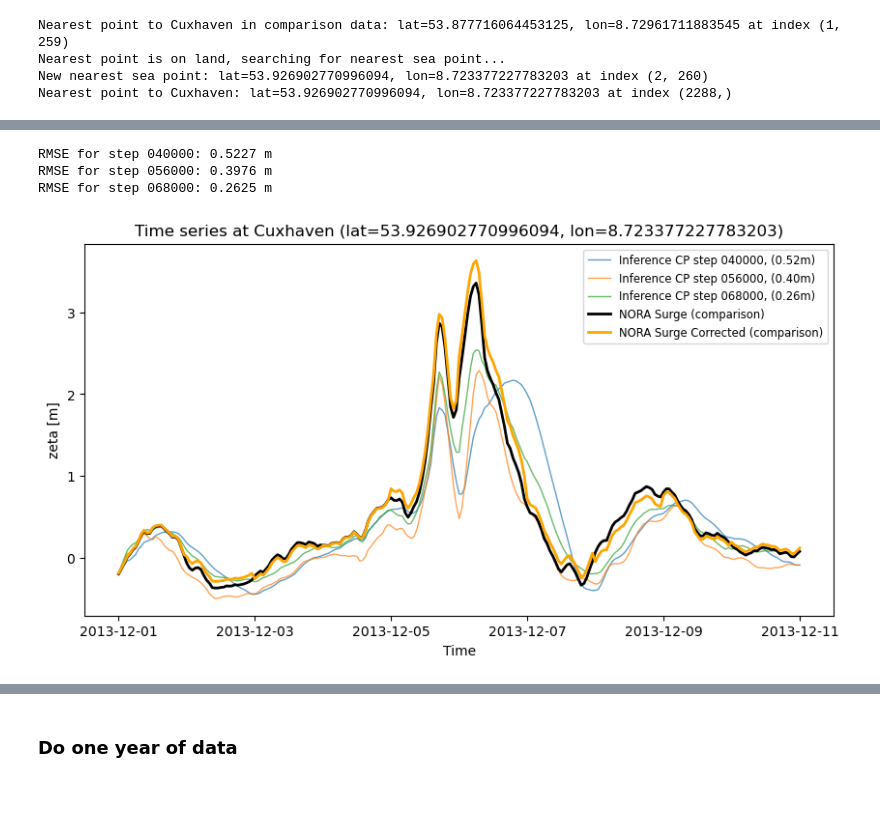
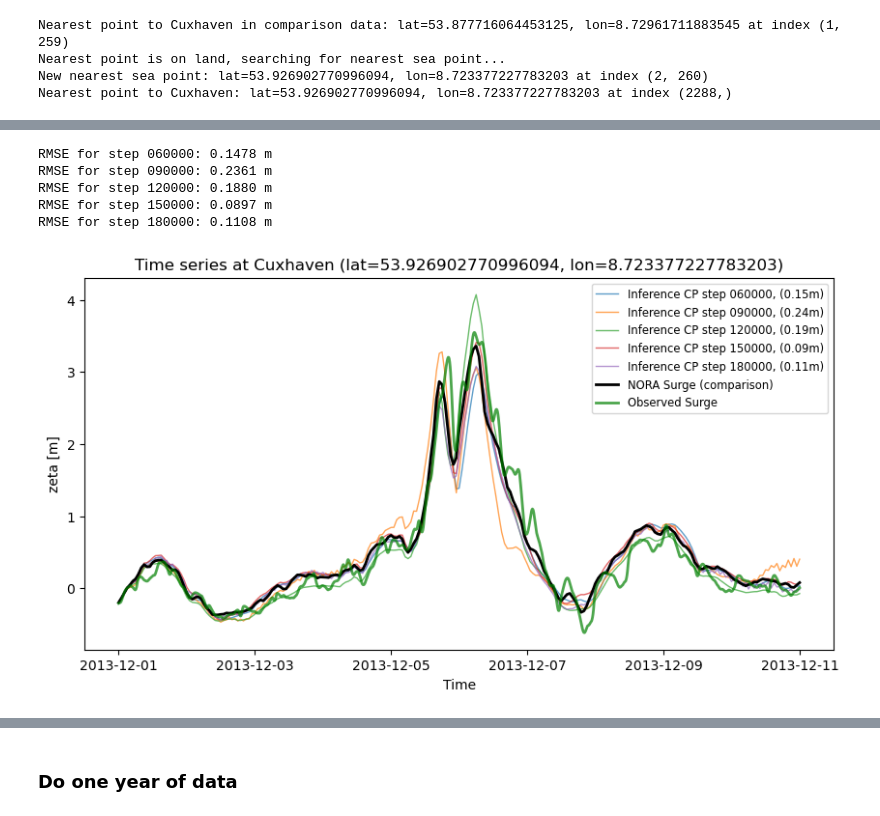
Before and after one commit to nilsmkMET/anemoi-stormsurge, a Jupyter notebook: notebooks/plot_netcdf.ipynb, the cells around one changed output, grey strips where cells are left out. Drawn from its saved outputs; the diff is of its cells as text; code cells hidden in the pictures.

```diff
--- a/notebooks/plot_netcdf.ipynb
+++ b/notebooks/plot_netcdf.ipynb
@@ -135,19 +136,27 @@ GIF files in output directory:
 # %% [markdown]
 TODO: Plot timseries for all runs, start with Cuxhaven
+# %%
+# Read obs:
+idir_obs          = '/lustre/storeB/users/nilsmk/stormrisk'
+ifile_tseries_obs = os.path.join(idir_obs, 'aggregated_water_level_observations_with_pytide_prediction_dataset_extended_nor_stations_with_4_nora-surge_exps.nc')
+nc_timeseries_selected = xr.open_dataset(ifile_tseries_obs)
 # %%
 if read_one_case:
     # Cuxhaven coordinates
     sta_lat = 53.87
     sta_lon = 8.72
     staname = 'Cuxhaven'
+    sta_idx = np.where(nc_timeseries_selected.stationid[:].values == 'DE_Cuxhaven')[0][0]
     # Oscarsborg coordinates 66 NO_OSC 59.678074 10.604861
     # sta_lat = 59.68
     # sta_lon = 10.60
     # staname = 'Oscarsborg'
+    # sta_idx = np.where(nc_timeseries_selected.stationid[:].values == 'NO_OSC')[0][0]
     # Bergen coordinates 53 NO_BGO 60.398045 5.320487
     # sta_lat = 60.40
     # sta_lon = 5.32
     # staname = 'Bergen'
+    # sta_idx = np.where(nc_timeseries_selected.stationid[:].values == 'NO_BGO')[0][0]
     # Do the same for the comparison data
     lat_c_arr = np.array(lat_c[:])
     lon_c_arr = np.array(lon_c[:])
@@ -184,11 +191,15 @@ Nearest point to Cuxhaven: lat=53.926902770996094, lon=8.723377227783203 at inde
 # %%
 import glob
+# if plot_corrected:
+# ifiles = glob.glob('/lustre/storeB/users/nilsmk/anemoi-datasets/output/longrun_10years_newgraph_90s_corrected/inference/xaver_2013-12-01_240h_step*.nc')
+# else:
 # ifiles = glob.glob('/lustre/storeB/users/nilsmk/anemoi-datasets/output/longrun_10years_newgraph_90s_uncorr/inference/xaver_2013-12-01_240h_step*.nc')
-ifiles = glob.glob('/lustre/storeB/users/nilsmk/anemoi-datasets/output/longrun_10years_newgraph_90s_corr*/inference/xaver_2013-12-01_240h_step*.nc')
-# ifiles = glob.glob('/lustre/storeB/users/nilsmk/anemoi-datasets/output/longrun_10years_new*/inference/xaver_2013-12-01_240h_step*.nc')
-# ifiles = glob.glob('/lustre/storeB/users/nilsmk/anemoi-datasets/output/longrun_10years/inference/????-??-??_240h_step112000.nc')
-# ifiles = glob.glob('/lustre/storeB/users/nilsmk/anemoi-datasets/output/longrun_10years/inference/????-??-??_240h_step075000.nc')
+# ifiles = glob.glob(f'/lustre/storeB/users/nilsmk/anemoi-datasets/output/longrun_10years_newgraph_90s_*/inference/xaver_2013-12-01_240h_step{step}.nc')
+# ifiles = glob.glob(f'/lustre/storeB/users/nilsmk/anemoi-datasets/output/longrun_10years_newgraph_90s_corrected/inference/????-??-??_240h_step{step}.nc')
+# ifiles = glob.glob(f'/lustre/storeB/users/nilsmk/anemoi-datasets/output/longrun_10years_newgraph_90s_uncorr/inference/????-??-??_240h_step{step}.nc')
+ifiles = glob.glob(os.path.join(idir, f'????-??-??_xaver2013_step*.nc'))
 ifiles.sort()
+prefix = 'longrun30yrs_'
 # %%
 for ifile in ifiles:
     print(f'Processing file: {ifile}')
@@ -199,30 +212,40 @@ Processing file: /lustre/storeB/users/nilsmk/anemoi-datasets/output/longrun_10ye
+# %%
+# Read obs:
+# selected_timeseries = (nc_timeseries_selected['observation']-nc_timeseries_selected['pytide_prediction']).sel(time=slice(time[0], time[-1]))[:,sta_idx]
+selected_timeseries = nc_timeseries_selected.sel(time=slice(time[0], time[-1]))
+obs_surge = (selected_timeseries['observation']-selected_timeseries['pytide_prediction'])[sta_idx,:]*0.01  # Convert cm to m
 # %%
+#
 # Plot the time series for the station for all inference runs and the comparison data in one plot
 fig, ax = plt.subplots(figsize=(10, 5))
 for file in ifiles:
     nc = xr.open_dataset(file)
     zeta = nc.zeta
     time = nc.time
     # Calculate RMSE for this time series compared to the comparison data
     zeta_c_series = zeta_c[time_indices, min_index_c[0], min_index_c[1]].values
     zeta_series = zeta[:, min_index[0]].values
     rmse = np.sqrt(np.mean((zeta_series - zeta_c_series)**2))
     print(f'RMSE for step {file[-9:-3]}: {rmse:.4f} m')
     ax.plot(time, zeta[:, min_index[0]], label=f'Inference CP step {file[-9:-3]}, ({rmse:.2f}m)', lw=1, alpha=0.7)
 # Plot the comparison data time series
 ax.plot(time_c[time_indices], zeta_c[time_indices, min_index_c[0], min_index_c[1]], label='NORA Surge (comparison)', lw=2, color='k')
-if 'comparewith2' in locals():
+if plot_corrected:
     ax.plot(time_c[time_indices], zeta_c2[time_indices, min_index_c[0], min_index_c[1]], label='NORA Surge Corrected (comparison)', lw=2, color='orange')
+# Plot obs surge:
+ax.plot(selected_timeseries.time, obs_surge, label='Observed Surge', lw=2, color='green', alpha=0.7)
 ax.set_title(f'Time series at {staname} (lat={sta_lat}, lon={sta_lon})')
 ax.set_xlabel('Time')
 ax.set_ylabel('zeta [m]')
 ax.legend(fontsize='small')
 plt.savefig(os.path.join(odir, f'{prefix}zeta_timeseries_{staname}.png'), dpi=100)
 plt.show()
 # %% [output]
-RMSE for step 040000: 0.5227 m
-RMSE for step 056000: 0.3976 m
-RMSE for step 068000: 0.2625 m
+RMSE for step 060000: 0.1478 m
+RMSE for step 090000: 0.2361 m
+RMSE for step 120000: 0.1880 m
+RMSE for step 150000: 0.0897 m
+RMSE for step 180000: 0.1108 m
-[figure, old version]
+[figure, new version]
 # %%
 if True:
```
Also changed, not shown: parts of 23 cells of this notebook, 13 other files.
